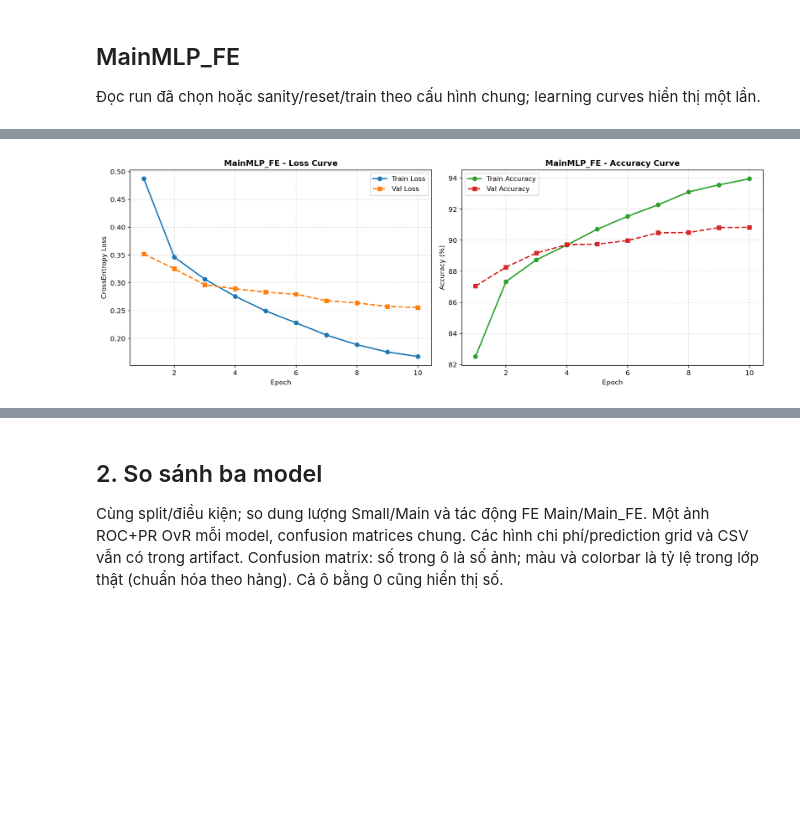
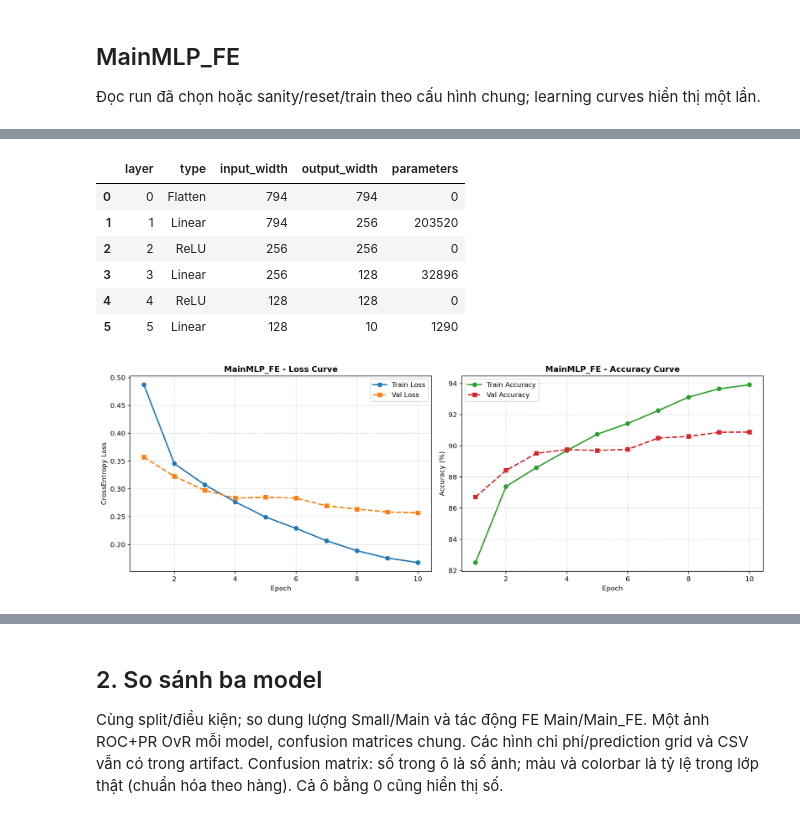
Before and after one commit to lacthui06/Lab-DL, a Jupyter notebook: labs/lab01/notebooks/02_modeling_comparison.ipynb, the cells around one changed output, grey strips where cells are left out. Drawn from its saved outputs; the diff is of its cells as text; code cells hidden in the pictures; blank space fills up the shorter version.

```diff
--- a/labs/lab01/notebooks/02_modeling_comparison.ipynb
+++ b/labs/lab01/notebooks/02_modeling_comparison.ipynb
@@ -39,7 +41,7 @@ Cấu hình và run được chọn tường minh trong config/workflow.json. Kh
 from src.workflow import (load_workflow_config, model_stage, comparison_stage,
                           optimizer_stage, show_tables, show_images)
 CONFIG = load_workflow_config()
-MODE = 'train'  # Change to 'train' to create new runs.
+MODE = 'view'  # Change to 'train' to create new runs.
 print('Mode:', MODE, '| seed:', CONFIG['seed'], '| epochs:', CONFIG['epochs'])
 import torch
 torch.set_num_threads(CONFIG["torch_threads"])
@@ -91,6 +107,8 @@ Epoch 10/10 | Train loss: 0.1744 | Val accuracy: 90.93%
 ## MainMLP_FE
 Đọc run đã chọn hoặc sanity/reset/train theo cấu hình chung; learning curves hiển thị một lần.
 # %%
+from src.utils.performance import show_model_architecture
+ARCHITECTURE_RUN = show_model_architecture(CONFIG, 'MainMLP_FE')
 MainMLP_FE_RUN = model_stage(CONFIG, 'MainMLP_FE', MODE)
 show_images(MainMLP_FE_RUN, ['learning_curves.png'])
 # %% [output]
@@ -110 +128,8 @@ Epoch 10/10 | Train loss: 0.1676 | Val accuracy: 90.83%
+|  | layer | type | input_width | output_width | parameters |
+| 0 | 0 | Flatten | 794 | 794 | 0 |
+| 1 | 1 | Linear | 794 | 256 | 203520 |
+| 2 | 2 | ReLU | 256 | 256 | 0 |
+| 3 | 3 | Linear | 256 | 128 | 32896 |
+| 4 | 4 | ReLU | 128 | 128 | 0 |
+| 5 | 5 | Linear | 128 | 10 | 1290 |
-[figure, old version]
+[figure, new version]
```
Also changed, not shown: parts of 14 cells of this notebook, 48 other files.
